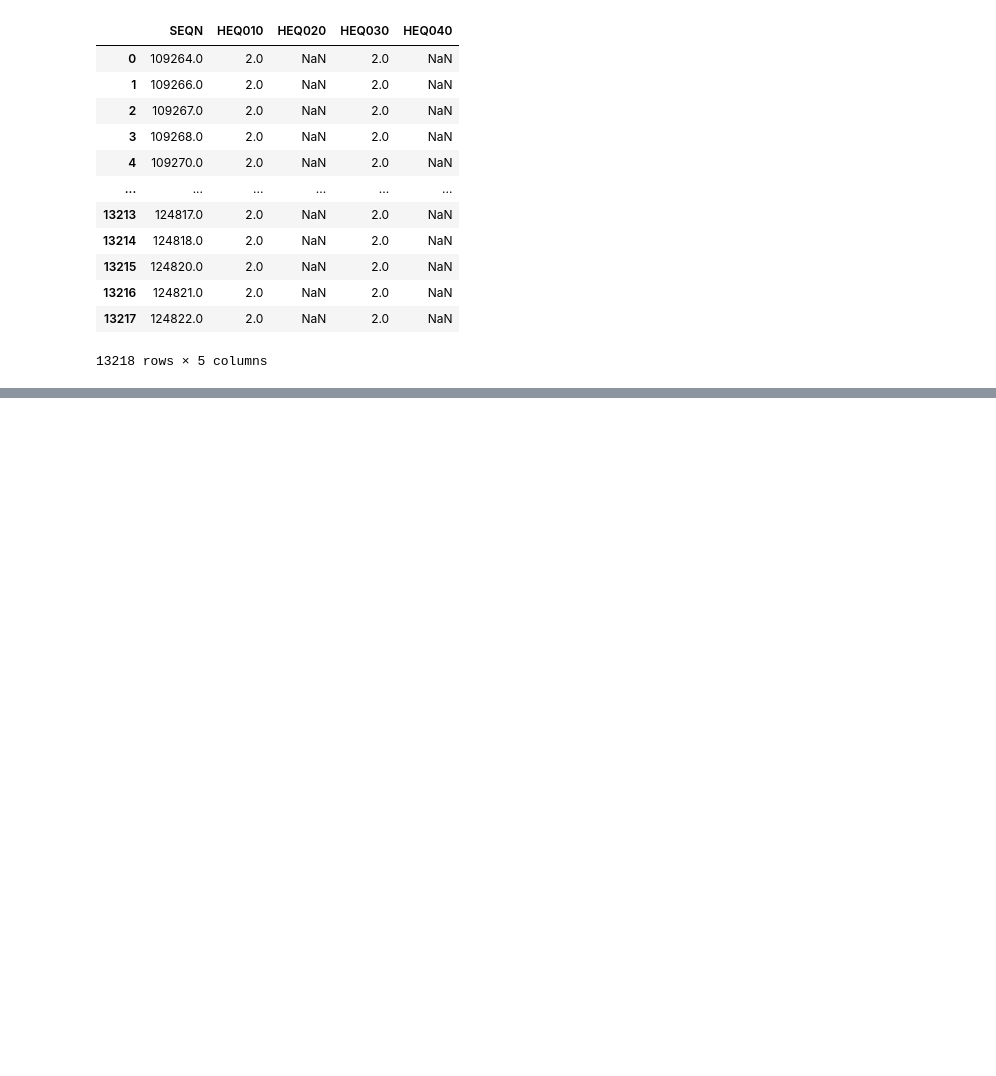
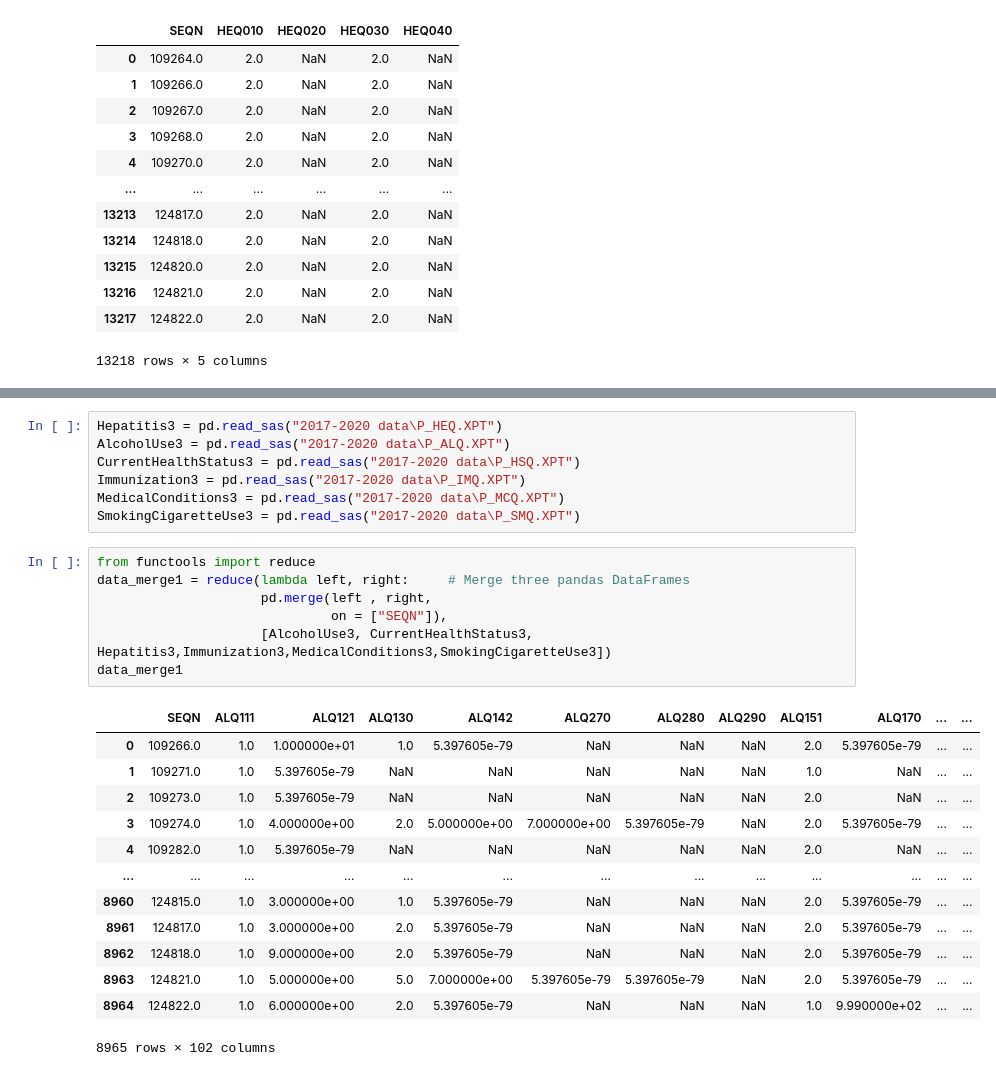
Before and after one commit to tomBaty/data301_project, a Jupyter notebook: main.ipynb, the cells around one changed output, grey strips where cells are left out. Cells and saved outputs as stored; diff of their text form; blank space fills up the shorter version.

```diff
--- a/main.ipynb
+++ b/main.ipynb
@@ -20,0 +77,28 @@ df
+# %%
+Hepatitis3 = pd.read_sas("2017-2020 data\P_HEQ.XPT")
+AlcoholUse3 = pd.read_sas("2017-2020 data\P_ALQ.XPT")
+CurrentHealthStatus3 = pd.read_sas("2017-2020 data\P_HSQ.XPT")
+Immunization3 = pd.read_sas("2017-2020 data\P_IMQ.XPT")
+MedicalConditions3 = pd.read_sas("2017-2020 data\P_MCQ.XPT")
+SmokingCigaretteUse3 = pd.read_sas("2017-2020 data\P_SMQ.XPT")
+# %%
+from functools import reduce
+data_merge1 = reduce(lambda left, right:     # Merge three pandas DataFrames
+                     pd.merge(left , right,
+                              on = ["SEQN"]),
+                     [AlcoholUse3, CurrentHealthStatus3,  Hepatitis3,Immunization3,MedicalConditions3,SmokingCigaretteUse3])
+data_merge1
+# %% [output]
+|  | SEQN | ALQ111 | ALQ121 | ALQ130 | ALQ142 | ALQ270 | ALQ280 | ALQ290 | ALQ151 | ALQ170 | ... | ... |
+| 0 | 109266.0 | 1.0 | 1.000000e+01 | 1.0 | 5.397605e-79 | NaN | NaN | NaN | 2.0 | 5.397605e-79 | ... | ... |
+| 1 | 109271.0 | 1.0 | 5.397605e-79 | NaN | NaN | NaN | NaN | NaN | 1.0 | NaN | ... | ... |
+| 2 | 109273.0 | 1.0 | 5.397605e-79 | NaN | NaN | NaN | NaN | NaN | 2.0 | NaN | ... | ... |
+| 3 | 109274.0 | 1.0 | 4.000000e+00 | 2.0 | 5.000000e+00 | 7.000000e+00 | 5.397605e-79 | NaN | 2.0 | 5.397605e-79 | ... | ... |
+| 4 | 109282.0 | 1.0 | 5.397605e-79 | NaN | NaN | NaN | NaN | NaN | 2.0 | NaN | ... | ... |
+| ... | ... | ... | ... | ... | ... | ... | ... | ... | ... | ... | ... | ... |
+| 8960 | 124815.0 | 1.0 | 3.000000e+00 | 1.0 | 5.397605e-79 | NaN | NaN | NaN | 2.0 | 5.397605e-79 | ... | ... |
+| 8961 | 124817.0 | 1.0 | 3.000000e+00 | 2.0 | 5.397605e-79 | NaN | NaN | NaN | 2.0 | 5.397605e-79 | ... | ... |
+| 8962 | 124818.0 | 1.0 | 9.000000e+00 | 2.0 | 5.397605e-79 | NaN | NaN | NaN | 2.0 | 5.397605e-79 | ... | ... |
+| 8963 | 124821.0 | 1.0 | 5.000000e+00 | 5.0 | 7.000000e+00 | 5.397605e-79 | 5.397605e-79 | NaN | 2.0 | 5.397605e-79 | ... | ... |
+| 8964 | 124822.0 | 1.0 | 6.000000e+00 | 2.0 | 5.397605e-79 | NaN | NaN | NaN | 1.0 | 9.990000e+02 | ... | ... |
+8965 rows × 102 columns
```
Also changed, not shown: parts of 4 cells of this notebook, 23 other files.
